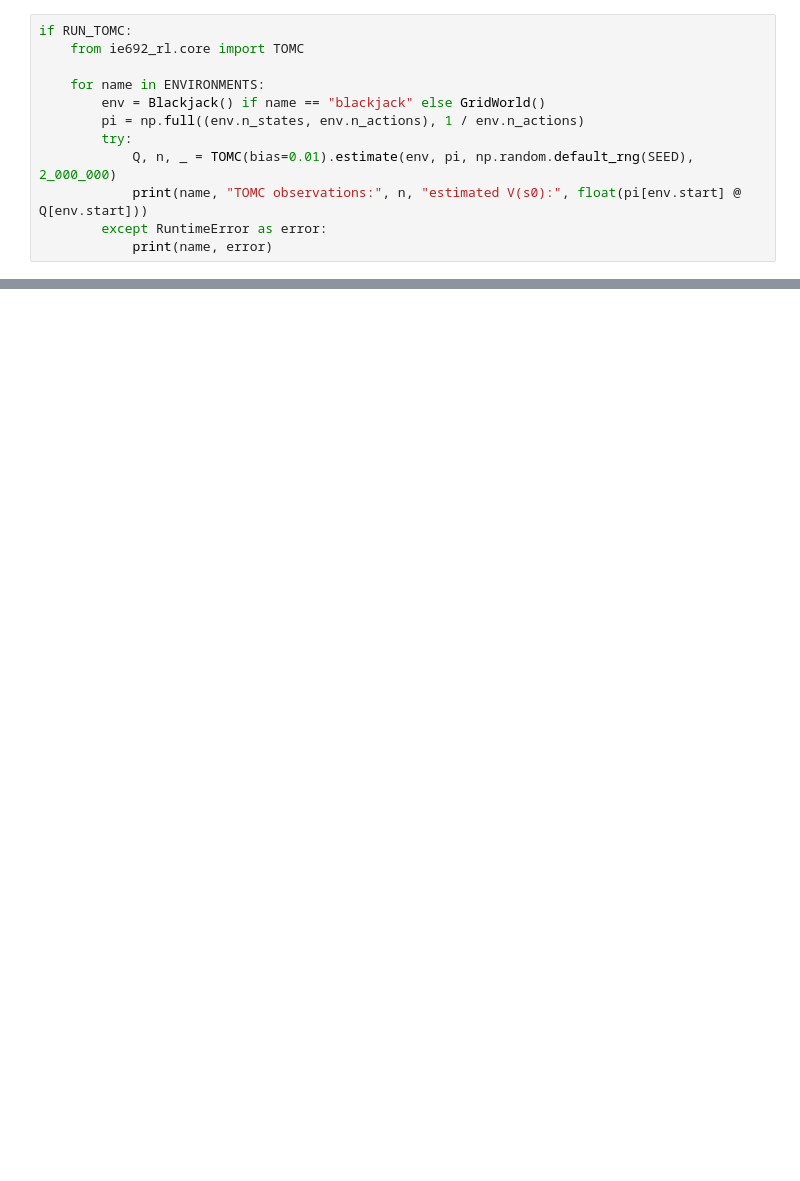
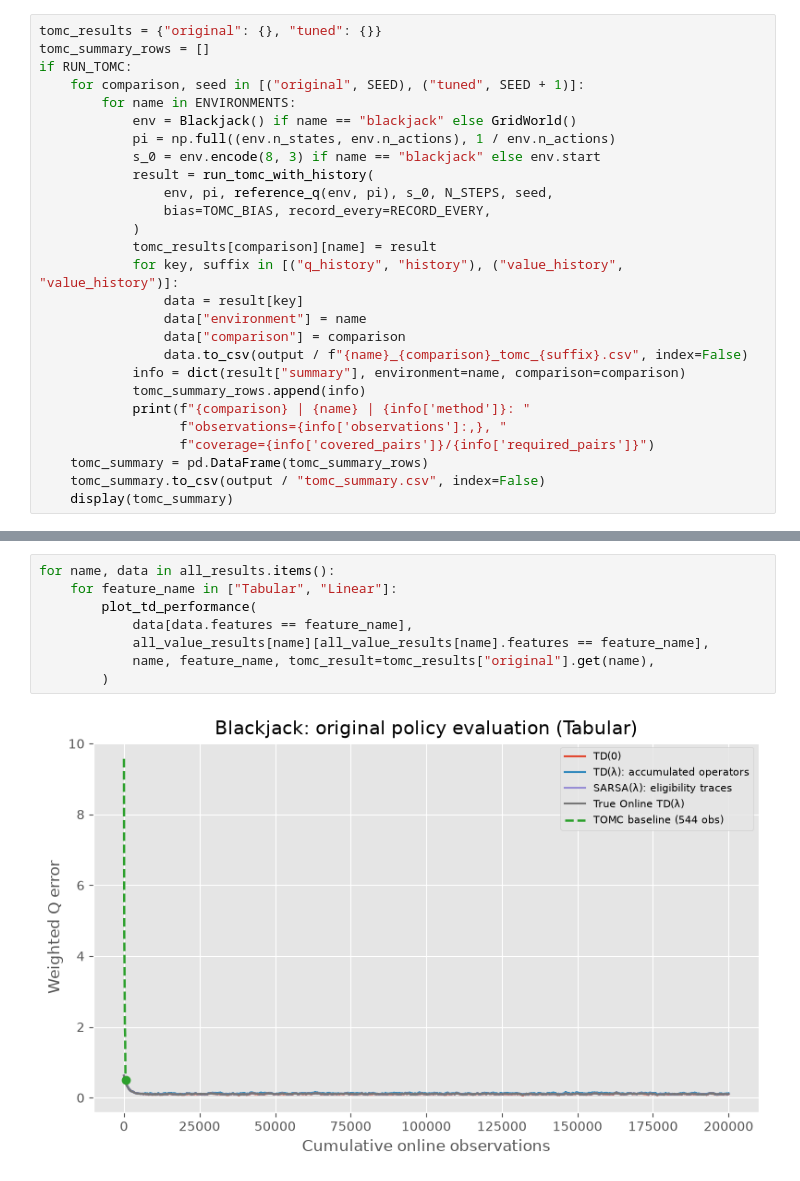
Before and after one commit to anjilab/IE-692-RL-Project, a Jupyter notebook: notebooks/td_evaluation.ipynb, the cells around one changed output, grey strips where cells are left out. Saved outputs shown, nothing was run; the diff lists cells and outputs as text; blank space fills up the shorter version.

Commit message:
- [X] Changes in policy evaluation enhancment methods

```diff
--- a/notebooks/td_evaluation.ipynb
+++ b/notebooks/td_evaluation.ipynb
@@ -166,12 +451,27 @@ for name, result in all_results.items():
 # %%
+tomc_results = {"original": {}, "tuned": {}}
+tomc_summary_rows = []
 if RUN_TOMC:
-    from ie692_rl.core import TOMC
-
-    for name in ENVIRONMENTS:
-        env = Blackjack() if name == "blackjack" else GridWorld()
-        pi = np.full((env.n_states, env.n_actions), 1 / env.n_actions)
-        try:
-            Q, n, _ = TOMC(bias=0.01).estimate(env, pi, np.random.default_rng(SEED), 2_000_000)
-            print(name, "TOMC observations:", n, "estimated V(s0):", float(pi[env.start] @ Q[env.start]))
-        except RuntimeError as error:
-            print(name, error)
+    for comparison, seed in [("original", SEED), ("tuned", SEED + 1)]:
+        for name in ENVIRONMENTS:
+            env = Blackjack() if name == "blackjack" else GridWorld()
+            pi = np.full((env.n_states, env.n_actions), 1 / env.n_actions)
+            s_0 = env.encode(8, 3) if name == "blackjack" else env.start
+            result = run_tomc_with_history(
+                env, pi, reference_q(env, pi), s_0, N_STEPS, seed,
+                bias=TOMC_BIAS, record_every=RECORD_EVERY,
+            )
+            tomc_results[comparison][name] = result
+            for key, suffix in [("q_history", "history"), ("value_history", "value_history")]:
+                data = result[key]
+                data["environment"] = name
+                data["comparison"] = comparison
+                data.to_csv(output / f"{name}_{comparison}_tomc_{suffix}.csv", index=False)
+            info = dict(result["summary"], environment=name, comparison=comparison)
+            tomc_summary_rows.append(info)
+            print(f"{comparison} | {name} | {info['method']}: "
+                  f"observations={info['observations']:,}, "
+                  f"coverage={info['covered_pairs']}/{info['required_pairs']}")
+    tomc_summary = pd.DataFrame(tomc_summary_rows)
+    tomc_summary.to_csv(output / "tomc_summary.csv", index=False)
+    display(tomc_summary)
@@ -177,0 +488,10 @@ if RUN_TOMC:
+# %%
+for name, data in all_results.items():
+    for feature_name in ["Tabular", "Linear"]:
+        plot_td_performance(
+            data[data.features == feature_name],
+            all_value_results[name][all_value_results[name].features == feature_name],
+            name, feature_name, tomc_result=tomc_results["original"].get(name),
+        )
+# %% [output]
+[figure, new version]
```
Also changed, not shown: parts of 15 cells of this notebook, 5 other files.
